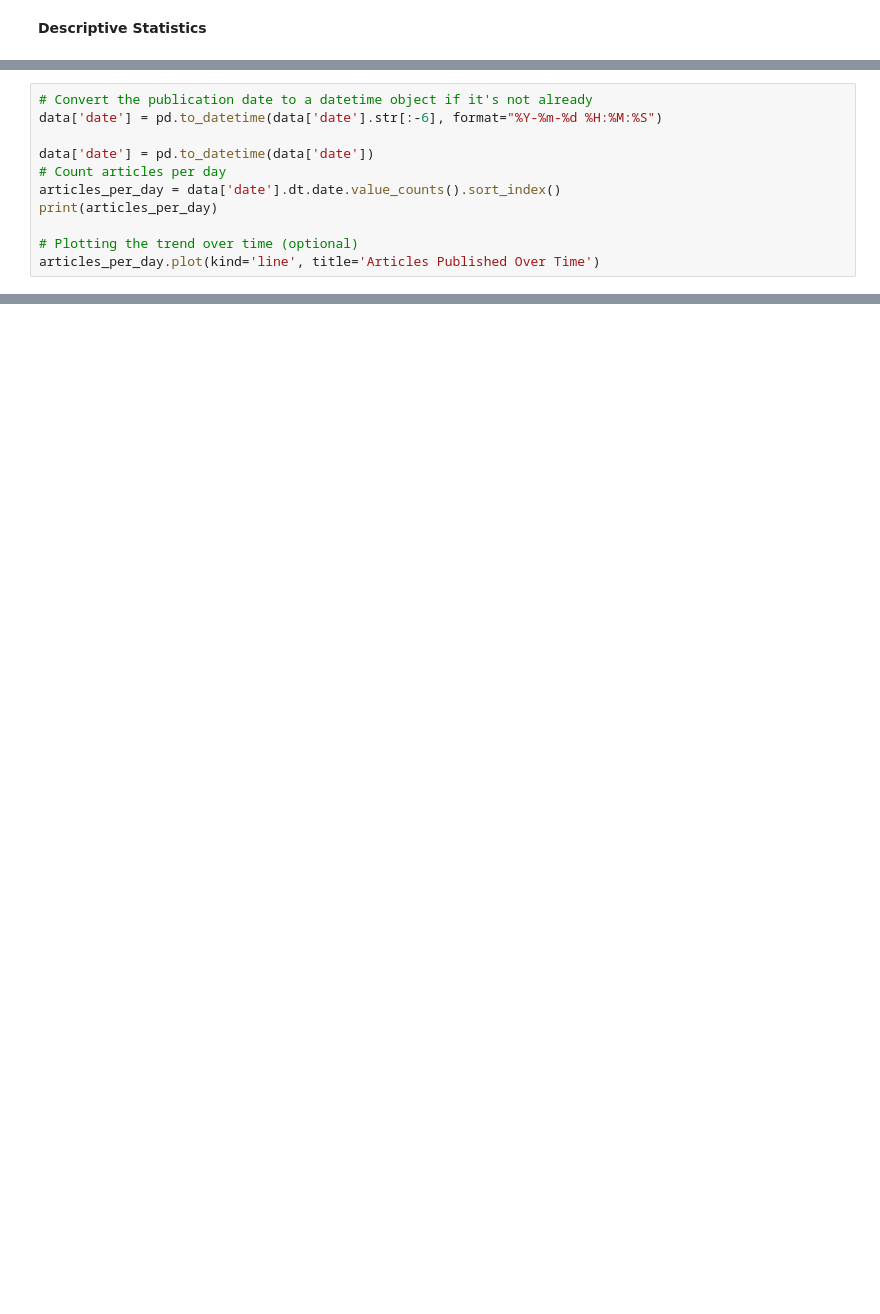
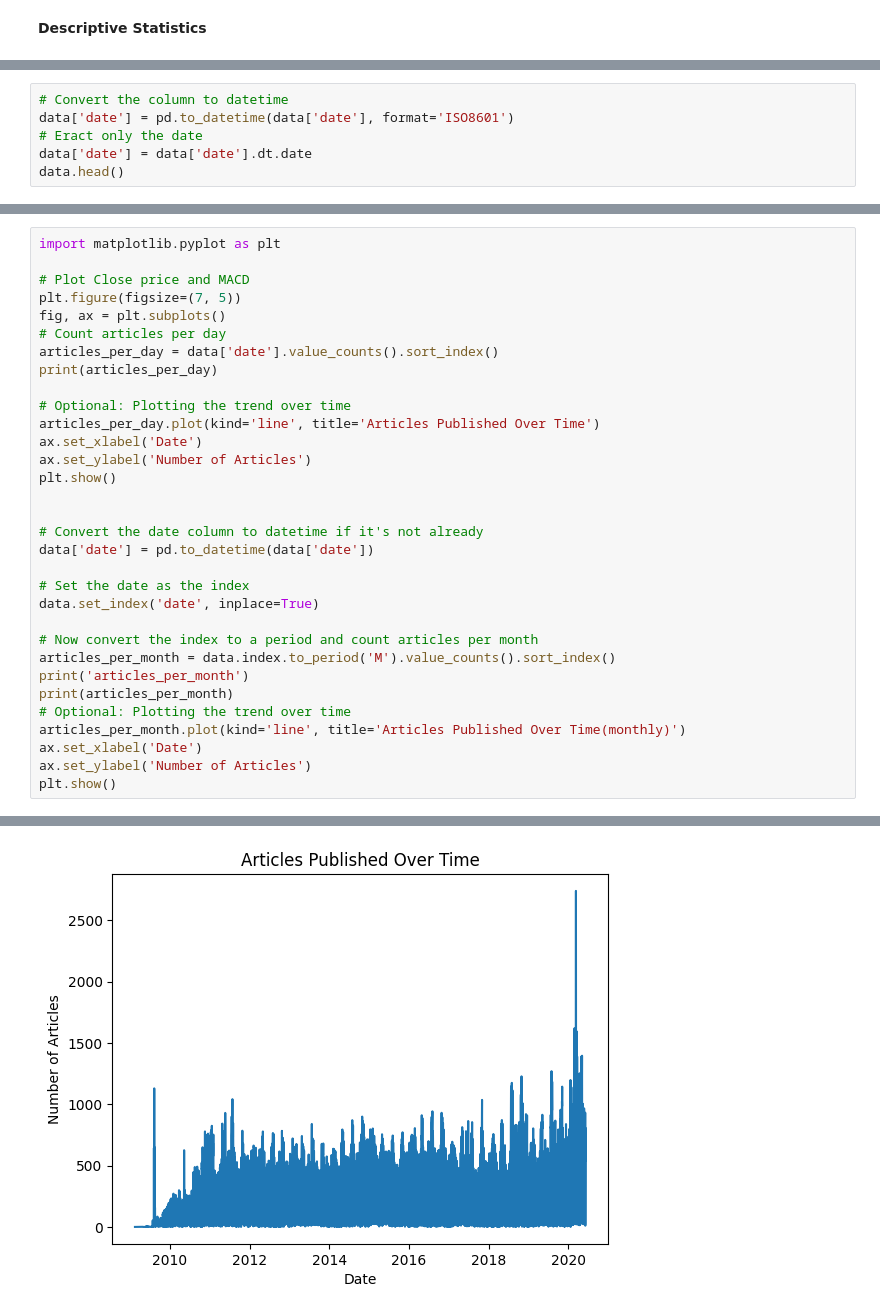
Before and after one commit to Bekyy/financial-news-data-analysis, a Jupyter notebook: notebooks/sentiment_analysis.ipynb, the cells around one changed output, grey strips where cells are left out. Cells and saved outputs as stored; diff of their text form; blank space fills up the shorter version.

```diff
--- a/notebooks/sentiment_analysis.ipynb
+++ b/notebooks/sentiment_analysis.ipynb
@@ -86,11 +78,0 @@ data.head(10)
-# %%
-# Convert the publication date to a datetime object if it's not already
-data['date'] = pd.to_datetime(data['date'].str[:-6], format="%Y-%m-%d %H:%M:%S")
-
-data['date'] = pd.to_datetime(data['date'])
-# Count articles per day
-articles_per_day = data['date'].dt.date.value_counts().sort_index()
-print(articles_per_day)
-
-# Plotting the trend over time (optional)
-articles_per_day.plot(kind='line', title='Articles Published Over Time')
@@ -101,0 +99,6 @@ ValueError: time data "2020-05-22 00" doesn't match format "%Y-%m-%d %H:%M:%S",
+# %%
+# Convert the column to datetime
+data['date'] = pd.to_datetime(data['date'], format='ISO8601')
+# Eract only the date
+data['date'] = data['date'].dt.date
+data.head()
@@ -101,0 +112,33 @@ ValueError: time data "2020-05-22 00" doesn't match format "%Y-%m-%d %H:%M:%S",
+# %%
+import matplotlib.pyplot as plt
+
+# Plot Close price and MACD
+plt.figure(figsize=(7, 5))
+fig, ax = plt.subplots()
+# Count articles per day
+articles_per_day = data['date'].value_counts().sort_index()
+print(articles_per_day)
+
+# Optional: Plotting the trend over time
+articles_per_day.plot(kind='line', title='Articles Published Over Time')
+ax.set_xlabel('Date')
+ax.set_ylabel('Number of Articles')
+plt.show()
+
+
+# Convert the date column to datetime if it's not already
+data['date'] = pd.to_datetime(data['date'])
+
+# Set the date as the index
+data.set_index('date', inplace=True)
+
+# Now convert the index to a period and count articles per month
+articles_per_month = data.index.to_period('M').value_counts().sort_index()
+print('articles_per_month')
+print(articles_per_month)
+# Optional: Plotting the trend over time
+articles_per_month.plot(kind='line', title='Articles Published Over Time(monthly)')
+ax.set_xlabel('Date')
+ax.set_ylabel('Number of Articles')
+plt.show()
+# %% [output]
@@ -101,0 +159 @@ ValueError: time data "2020-05-22 00" doesn't match format "%Y-%m-%d %H:%M:%S",
+[figure, added]
```
Also changed, not shown: parts of 11 cells of this notebook, 1 other file.
